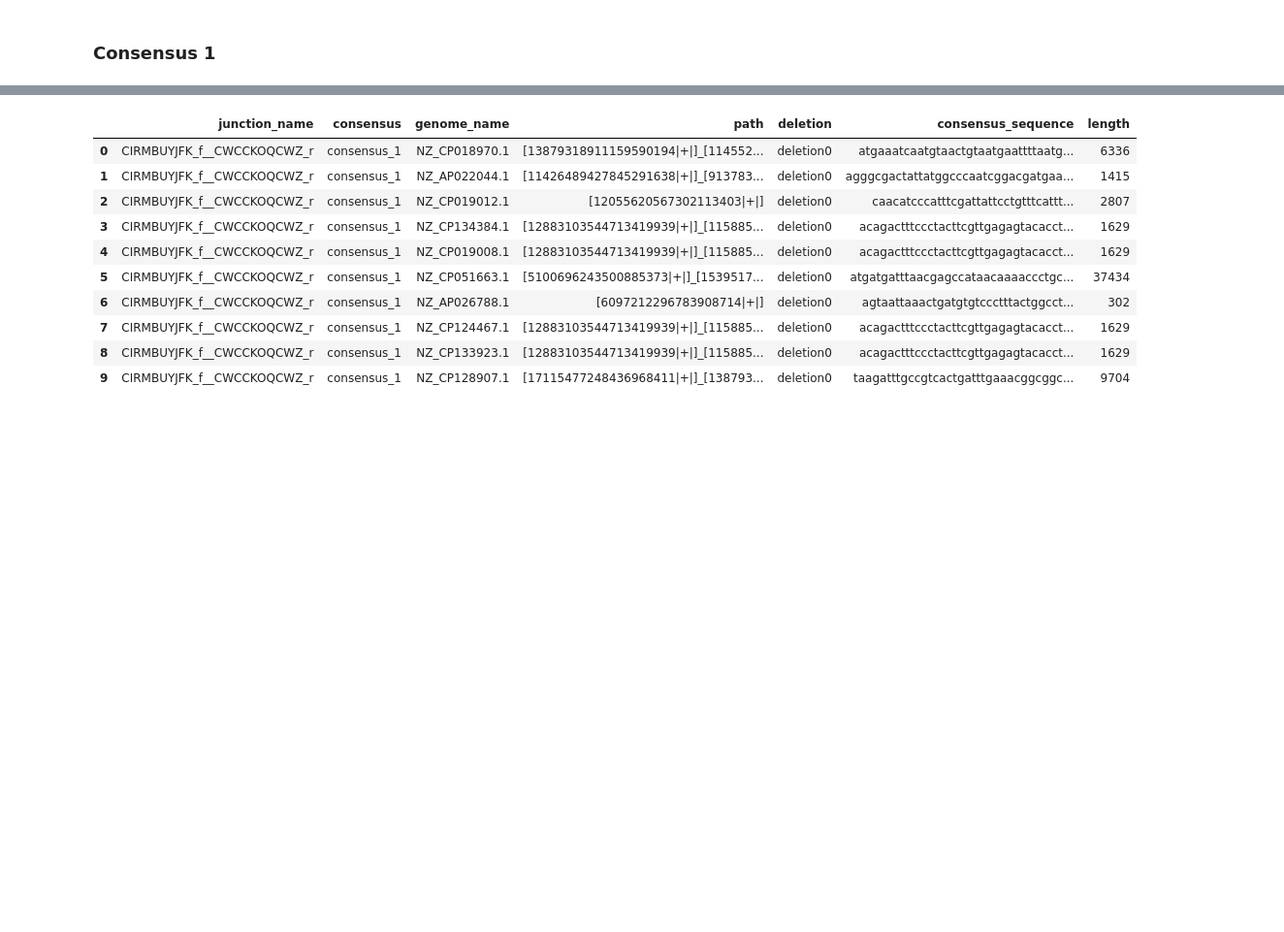
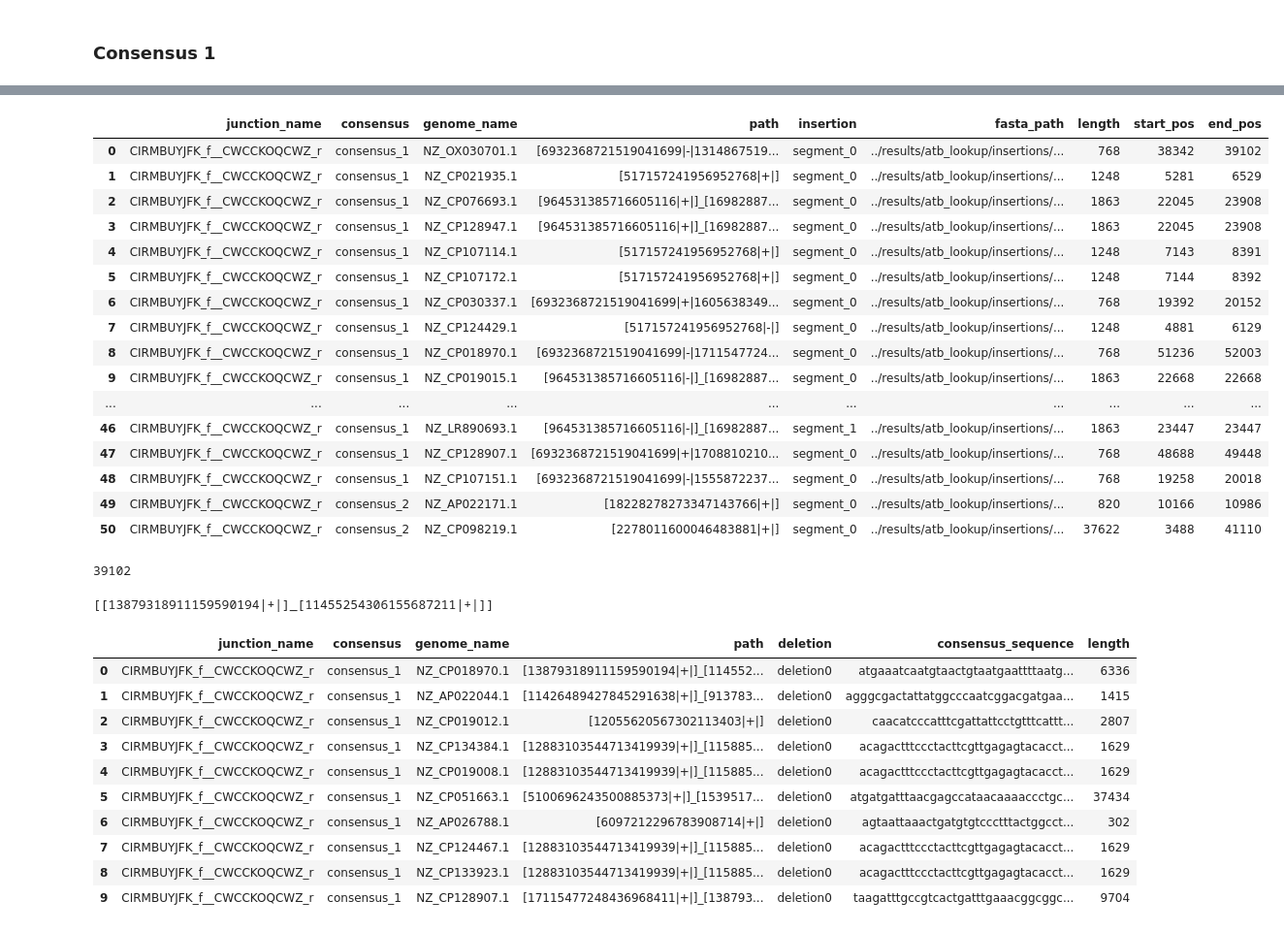
Before and after one commit to marie3003/junction_dataset, a Jupyter notebook: explore/analyze_junction_insertions_deletions.ipynb, the cells around one changed output, grey strips where cells are left out. Shown at 97% size. Drawn from its saved outputs; the diff is of its cells as text; code cells hidden in the pictures; blank space fills up the shorter version.

Commit message:
work on visualization dash board

```diff
--- a/explore/analyze_junction_insertions_deletions.ipynb
+++ b/explore/analyze_junction_insertions_deletions.ipynb
@@ -151,3 +171,37 @@ NZ_CP128907.1 DELETED: [17115477248436968411|+|]_[13879318911159590194|+|]_[1145
+# %%
+load_all_insertions_summaries("../results/atb_lookup/insertions", example_junction, save_df=True)
+# %% [output]
+|  | junction_name | consensus | genome_name | path | insertion | fasta_path | length | start_pos | end_pos |
+| 0 | CIRMBUYJFK_f__CWCCKOQCWZ_r | consensus_1 | NZ_OX030701.1 | [6932368721519041699|-|1314867519... | segment_0 | ../results/atb_lookup/insertions/... | 768 | 38342 | 39102 |
+| 1 | CIRMBUYJFK_f__CWCCKOQCWZ_r | consensus_1 | NZ_CP021935.1 | [517157241956952768|+|] | segment_0 | ../results/atb_lookup/insertions/... | 1248 | 5281 | 6529 |
+| 2 | CIRMBUYJFK_f__CWCCKOQCWZ_r | consensus_1 | NZ_CP076693.1 | [964531385716605116|+|]_[16982887... | segment_0 | ../results/atb_lookup/insertions/... | 1863 | 22045 | 23908 |
+| 3 | CIRMBUYJFK_f__CWCCKOQCWZ_r | consensus_1 | NZ_CP128947.1 | [964531385716605116|+|]_[16982887... | segment_0 | ../results/atb_lookup/insertions/... | 1863 | 22045 | 23908 |
+| 4 | CIRMBUYJFK_f__CWCCKOQCWZ_r | consensus_1 | NZ_CP107114.1 | [517157241956952768|+|] | segment_0 | ../results/atb_lookup/insertions/... | 1248 | 7143 | 8391 |
+| 5 | CIRMBUYJFK_f__CWCCKOQCWZ_r | consensus_1 | NZ_CP107172.1 | [517157241956952768|+|] | segment_0 | ../results/atb_lookup/insertions/... | 1248 | 7144 | 8392 |
+| 6 | CIRMBUYJFK_f__CWCCKOQCWZ_r | consensus_1 | NZ_CP030337.1 | [6932368721519041699|+|1605638349... | segment_0 | ../results/atb_lookup/insertions/... | 768 | 19392 | 20152 |
+| 7 | CIRMBUYJFK_f__CWCCKOQCWZ_r | consensus_1 | NZ_CP124429.1 | [517157241956952768|-|] | segment_0 | ../results/atb_lookup/insertions/... | 1248 | 4881 | 6129 |
+| 8 | CIRMBUYJFK_f__CWCCKOQCWZ_r | consensus_1 | NZ_CP018970.1 | [6932368721519041699|-|1711547724... | segment_0 | ../results/atb_lookup/insertions/... | 768 | 51236 | 52003 |
+| 9 | CIRMBUYJFK_f__CWCCKOQCWZ_r | consensus_1 | NZ_CP019015.1 | [964531385716605116|-|]_[16982887... | segment_0 | ../results/atb_lookup/insertions/... | 1863 | 22668 | 22668 |
+| ... | ... | ... | ... | ... | ... | ... | ... | ... | ... |
+| 46 | CIRMBUYJFK_f__CWCCKOQCWZ_r | consensus_1 | NZ_LR890693.1 | [964531385716605116|-|]_[16982887... | segment_1 | ../results/atb_lookup/insertions/... | 1863 | 23447 | 23447 |
+| 47 | CIRMBUYJFK_f__CWCCKOQCWZ_r | consensus_1 | NZ_CP128907.1 | [6932368721519041699|+|1708810210... | segment_0 | ../results/atb_lookup/insertions/... | 768 | 48688 | 49448 |
+| 48 | CIRMBUYJFK_f__CWCCKOQCWZ_r | consensus_1 | NZ_CP107151.1 | [6932368721519041699|-|1555872237... | segment_0 | ../results/atb_lookup/insertions/... | 768 | 19258 | 20018 |
+| 49 | CIRMBUYJFK_f__CWCCKOQCWZ_r | consensus_2 | NZ_AP022171.1 | [18228278273347143766|+|] | segment_0 | ../results/atb_lookup/insertions/... | 820 | 10166 | 10986 |
+| 50 | CIRMBUYJFK_f__CWCCKOQCWZ_r | consensus_2 | NZ_CP098219.1 | [2278011600046483881|+|] | segment_0 | ../results/atb_lookup/insertions/... | 37622 | 3488 | 41110 |
+# %%
+# get start and end of insertion (only first block of insertion, use for start and use last block of insertion for end)
+example_pangraph.nodes[insertions['NZ_OX030701.1'][0].nodes[0].nid].end
+
+# TODO: make plot that marks insertions and deletions on the pangraph visualization
+# maybe dark red for insertions and oragne lines for deletions
+# add hover for deletions that gives the location and size of the deletion, for insertions as well
+# could be that there are several deletions at same location because I'm splitting them when I'm splitting inversions
+# %% [output]
+39102
+# %%
+deletions['NZ_CP018970.1']
+# %% [output]
+[[13879318911159590194|+|]_[11455254306155687211|+|]]
 # %%
 deletions_df
 # %% [output]
```
Also changed, not shown: parts of 6 cells of this notebook, 6 other files.
